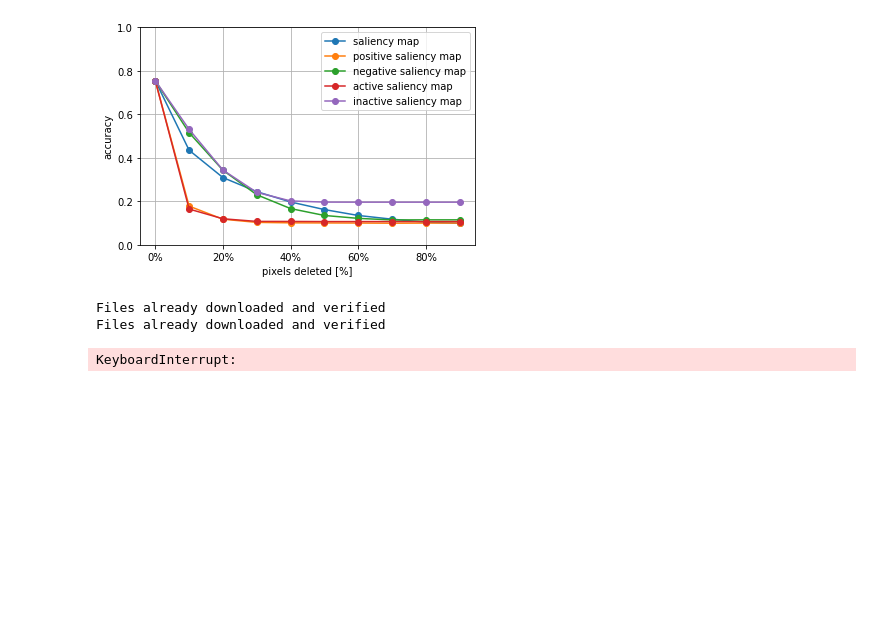
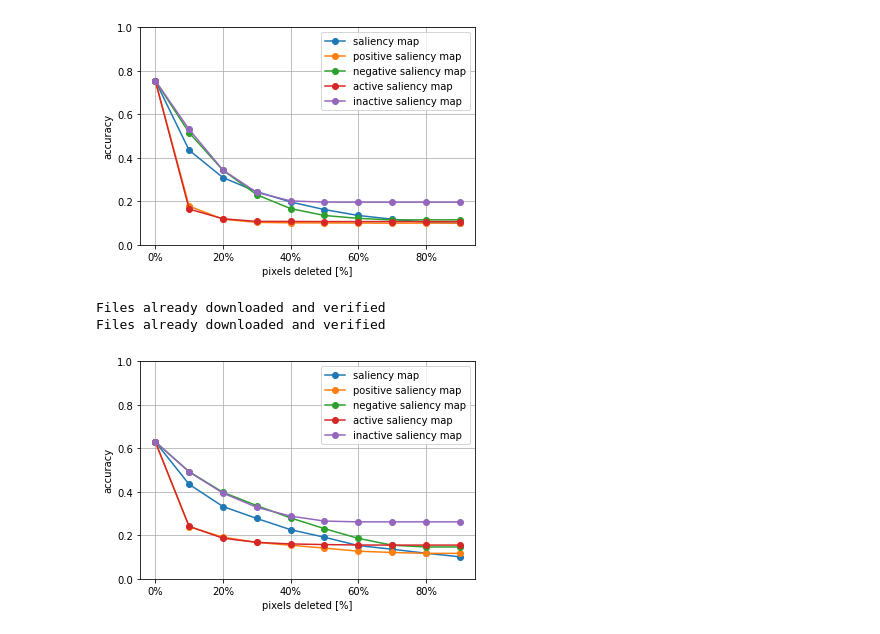
Before and after one commit to osllogon/positive_active_saliency_maps, a Jupyter notebook: src/explain/analysis.ipynb, the cells around one changed output. Cells and saved outputs as stored; diff of their text form; code cells hidden in the pictures; blank space fills up the shorter version.

```diff
--- a/src/explain/analysis.ipynb
+++ b/src/explain/analysis.ipynb
@@ -105,9 +98,9 @@ Files already downloaded and verified
 [figure]
 # %%
 dataset = 'cifar10'
-model_type = 'efficientnet_v2'
+model_type = 'cnn'
 generate_graph(dataset, model_type, 128)
 # %% [output]
 Files already downloaded and verified
 Files already downloaded and verified
-KeyboardInterrupt:
+[figure, added]
```
Also changed, not shown: parts of 2 cells of this notebook, 7 other files.
